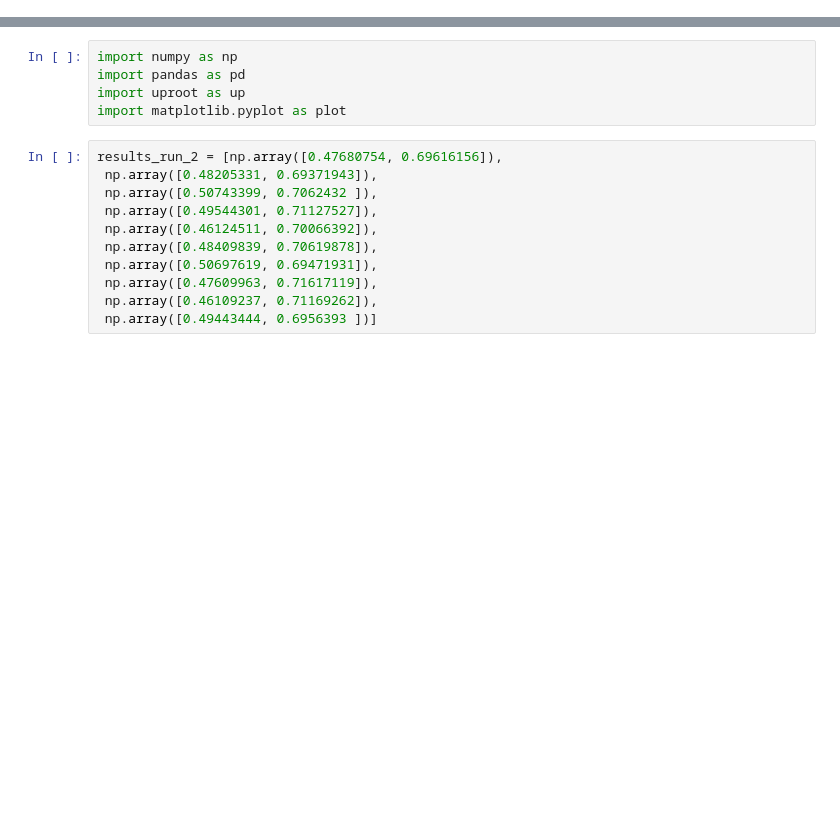
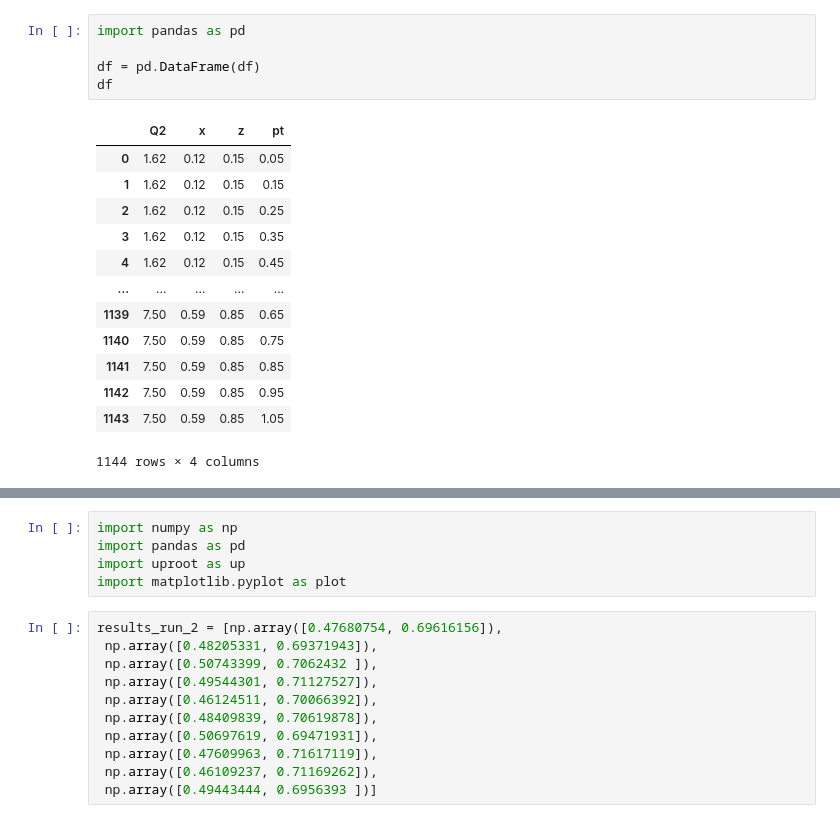
Before and after one commit to RowanKell/work_eic, a Jupyter notebook: macros/Timing_estimation/SCRATCH.ipynb, the cells around one changed output, grey strips where cells are left out. Drawn from its saved outputs; the diff is of its cells as text; blank space fills up the shorter version.

```diff
--- a/macros/Timing_estimation/SCRATCH.ipynb
+++ b/macros/Timing_estimation/SCRATCH.ipynb
@@ -0,0 +91,19 @@
+# %%
+import pandas as pd
+
+df = pd.DataFrame(df)
+df
+# %% [output]
+|  | Q2 | x | z | pt |
+| 0 | 1.62 | 0.12 | 0.15 | 0.05 |
+| 1 | 1.62 | 0.12 | 0.15 | 0.15 |
+| 2 | 1.62 | 0.12 | 0.15 | 0.25 |
+| 3 | 1.62 | 0.12 | 0.15 | 0.35 |
+| 4 | 1.62 | 0.12 | 0.15 | 0.45 |
+| ... | ... | ... | ... | ... |
+| 1139 | 7.50 | 0.59 | 0.85 | 0.65 |
+| 1140 | 7.50 | 0.59 | 0.85 | 0.75 |
+| 1141 | 7.50 | 0.59 | 0.85 | 0.85 |
+| 1142 | 7.50 | 0.59 | 0.85 | 0.95 |
+| 1143 | 7.50 | 0.59 | 0.85 | 1.05 |
+1144 rows × 4 columns
```
Also changed, not shown: parts of 15 cells of this notebook, 3 other files.
